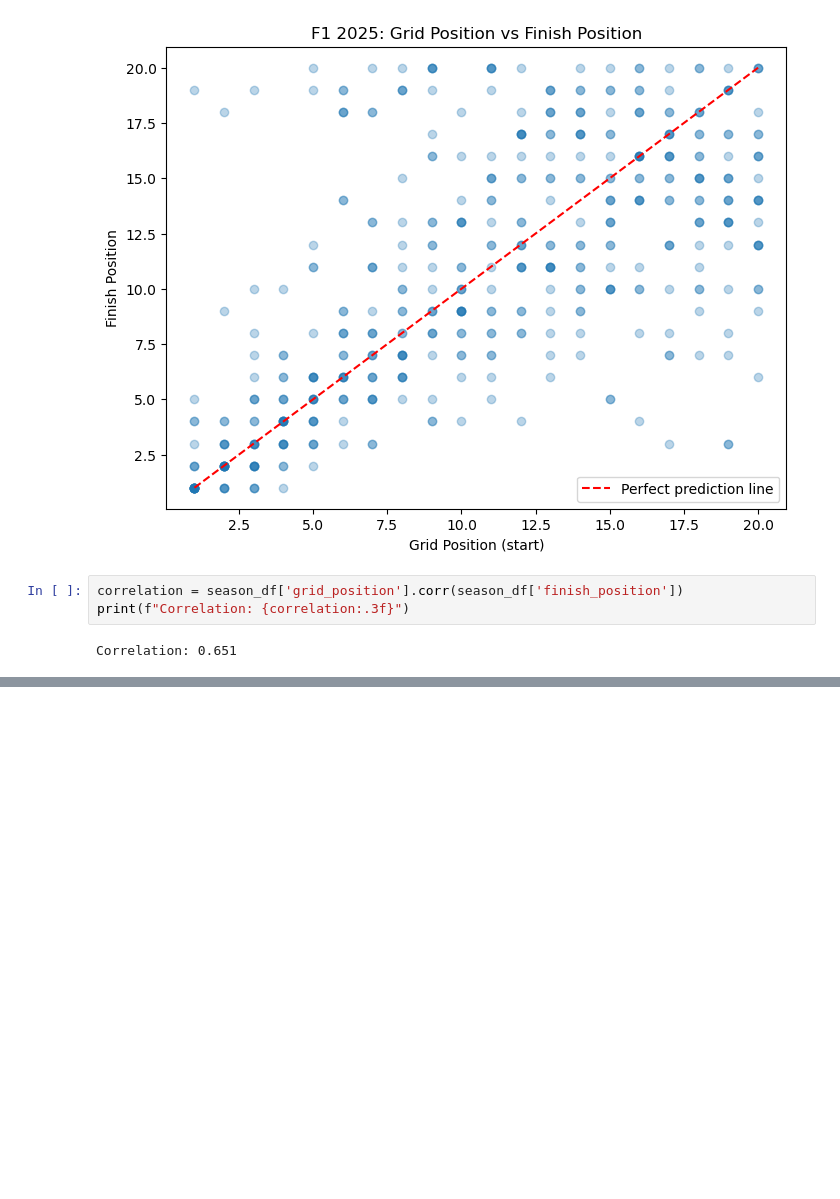
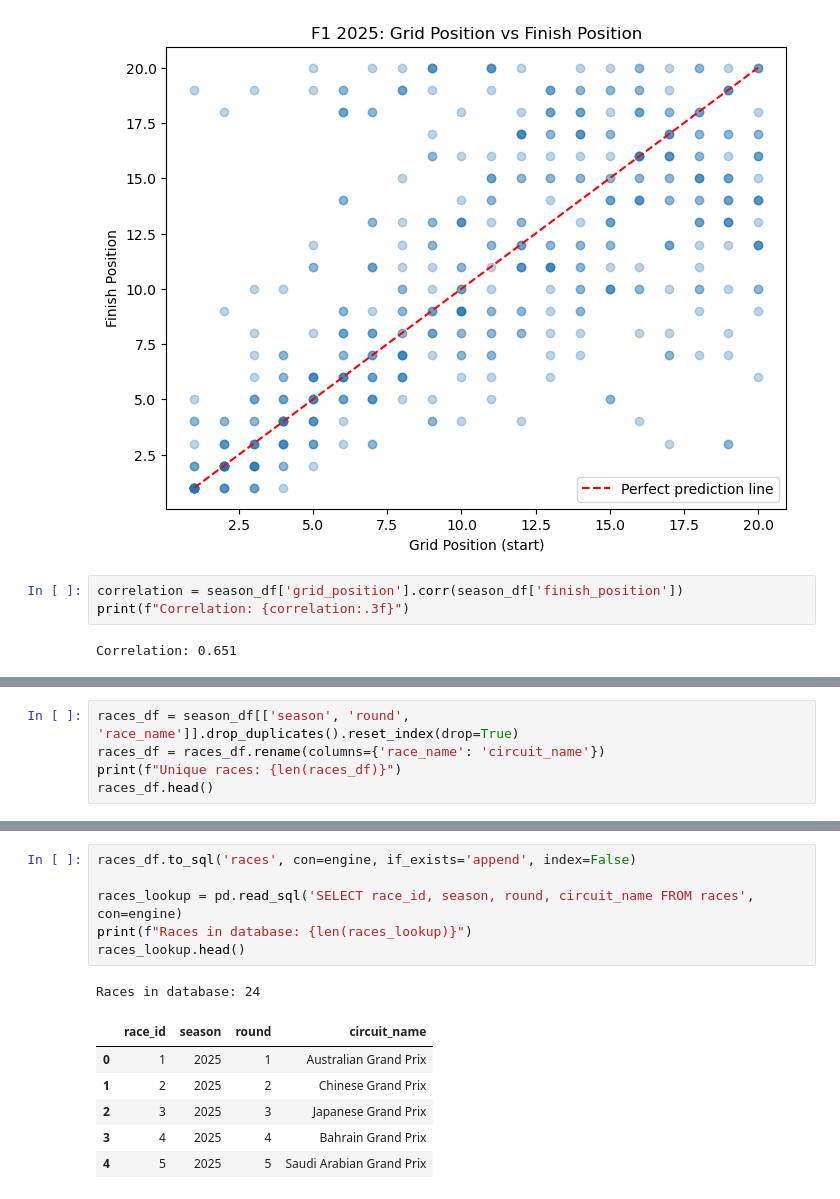
Before and after one commit to 0786yk-tech/f1-race-predictor, a Jupyter notebook: notebooks/01_data_extraction.ipynb, the cells around one changed output, grey strips where cells are left out. Cells and saved outputs as stored; diff of their text form; blank space fills up the shorter version.

```diff
--- a/notebooks/01_data_extraction.ipynb
+++ b/notebooks/01_data_extraction.ipynb
@@ -244,0 +298,5 @@ Correlation: 0.651
+# %%
+races_df = season_df[['season', 'round', 'race_name']].drop_duplicates().reset_index(drop=True)
+races_df = races_df.rename(columns={'race_name': 'circuit_name'})
+print(f"Unique races: {len(races_df)}")
+races_df.head()
@@ -244,0 +311,14 @@ Correlation: 0.651
+# %%
+races_df.to_sql('races', con=engine, if_exists='append', index=False)
+
+races_lookup = pd.read_sql('SELECT race_id, season, round, circuit_name FROM races', con=engine)
+print(f"Races in database: {len(races_lookup)}")
+races_lookup.head()
+# %% [output]
+Races in database: 24
+|  | race_id | season | round | circuit_name |
+| 0 | 1 | 2025 | 1 | Australian Grand Prix |
+| 1 | 2 | 2025 | 2 | Chinese Grand Prix |
+| 2 | 3 | 2025 | 3 | Japanese Grand Prix |
+| 3 | 4 | 2025 | 4 | Bahrain Grand Prix |
+| 4 | 5 | 2025 | 5 | Saudi Arabian Grand Prix |
```
Also changed, not shown: parts of 15 cells of this notebook, 3 other files.
